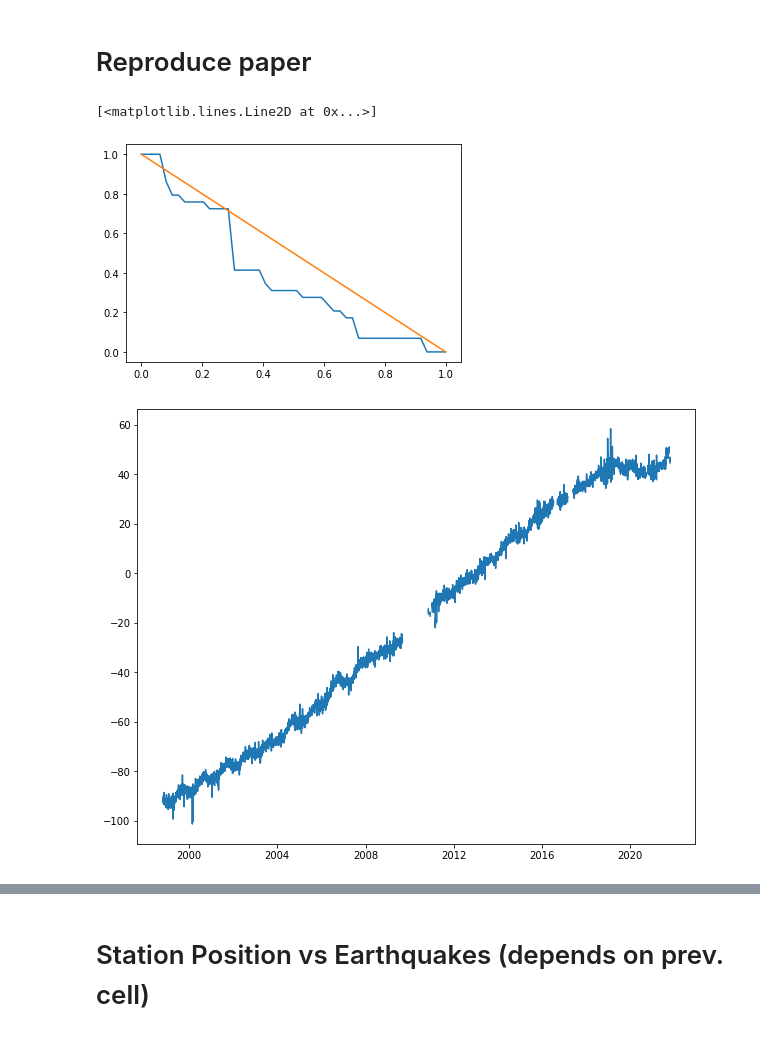
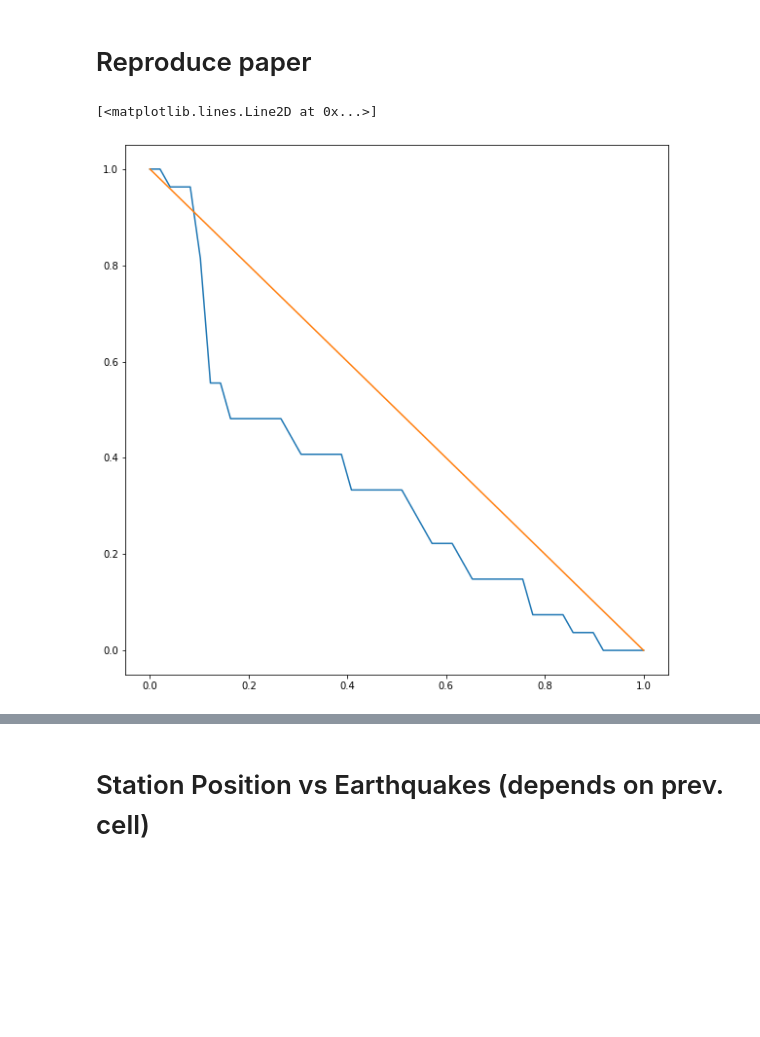
Before and after one commit to Schimmenti/EarthquakesGPS, a Jupyter notebook: Dataset.ipynb, the cells around one changed output, grey strips where cells are left out. Saved outputs shown, nothing was run; the diff lists cells and outputs as text; code cells hidden in the pictures; blank space fills up the shorter version.

```diff
--- a/Dataset.ipynb
+++ b/Dataset.ipynb
@@ -113,7 +126,7 @@ else:
 # %% [markdown]
 # Excursion Coefficents
 # %%
-load_excoefs = False
+load_excoefs = True
 if(load_excoefs):
   with open("drive/MyDrive/Colab Notebooks/ex_T_W=%i.pkl"%W,"rb") as handle:
     excoefs = pkl.load(handle)
@@ -131,9 +144,9 @@ else:
 # $V_i$ coefficents (cell)
 # %%
 load_v_cell = True
-W_cell = W
+W_cell = 20
 if(load_v_cell):
-  with open("drive/MyDrive/Colab Notebooks/V_W_cell=%i.pkl" %W_cell, "rb") as handle:
+  with open("drive/MyDrive/Colab Notebooks/V_W=%i_W_cell=%i.pkl" %(W,W_cell), "rb") as handle:
     V_cells = pkl.load(handle)
 else:
   V_cells = {}
@@ -155,7 +168,7 @@ else:
     df["Flag"] = flag
     df.set_index("Date", drop=True, inplace=True)
     V_cells[key] = df
-  with open("V_W_cell=%i.pkl" %W_cell, "wb") as handle:
+  with open("V_W=%i_W_cell=%i.pkl" %(W,W_cell), "wb") as handle:
     pkl.dump(V_cells,handle)
 # %% [markdown]
 # $V_i$ coefficents (day)
@@ -219,15 +232,16 @@ original_cat = pd.read_csv("https://raw.githubusercontent.com/Schimmenti/Earthqu
 original_cat.index = pd.to_datetime(original_cat.index)
 # %%
 df2 = pd.merge(stat_data['lbc2'], stat_data['chil'], how='inner',left_index=True, right_index=True)
-df2["nr"] = df2["N_x"]-df2["N_y"]
-df2["er"] = df2["E_x"]-df2["E_y"]
-df2["ur"] = df2["U_x"]-df2["U_y"]
+df2 = df2[df2.index <= np.datetime64('2009-06-30')]
+df2["nr"] = df2["N_y"]
+df2["er"] = df2["E_y"]
+df2["ur"] = df2["U_y"]
 l = 10
-l_cell = 10
+l_cell = 20
 # %%
-df2["cN"] = moving_lin_regress(df2["nr"].values, l, 0, len(df2["nr"].values))
-df2["cE"] = moving_lin_regress(df2["er"].values, l, 0, len(df2["er"].values))
-df2["cU"] = moving_lin_regress(df2["ur"].values, l, 0, len(df2["ur"].values))
+df2["cN"] = moving_lin_regress(df2["nr"].values, l)
+df2["cE"] = moving_lin_regress(df2["er"].values, l)
+df2["cU"] = moving_lin_regress(df2["ur"].values, l)
 # %%
 df2["mN"] = max_filter1d_valid(df2["cN"], l)-min_filter1d_valid(df2["cN"], l)
 df2["mE"] = max_filter1d_valid(df2["cE"], l)-min_filter1d_valid(df2["cE"], l)
@@ -272,14 +286,9 @@ matched_vals = np.array(matched_vals)
 # %%
 alarm = np.heaviside(matched_vals.reshape(-1,1)-all_vals[vth_indices].reshape(1,-1),1)
 # %%
+fig, ax = plt.subplots(figsize=(10,10))
 plt.plot(vth_probs,1-alarm.mean(axis=0))
 plt.plot(vth_probs,1-vth_probs)
 # %% [output]
 [<matplotlib.lines.Line2D at 0x...>]
-[figure, old version]
+[figure, new version]
-# %%
-fig, ax = plt.subplots(figsize=(10,8))
-plt.plot(df2["N_x"]-df2["N_y"])
-plt.show()
-# %% [output]
-[figure, removed]
```
Also changed, not shown: parts of 6 cells of this notebook.
